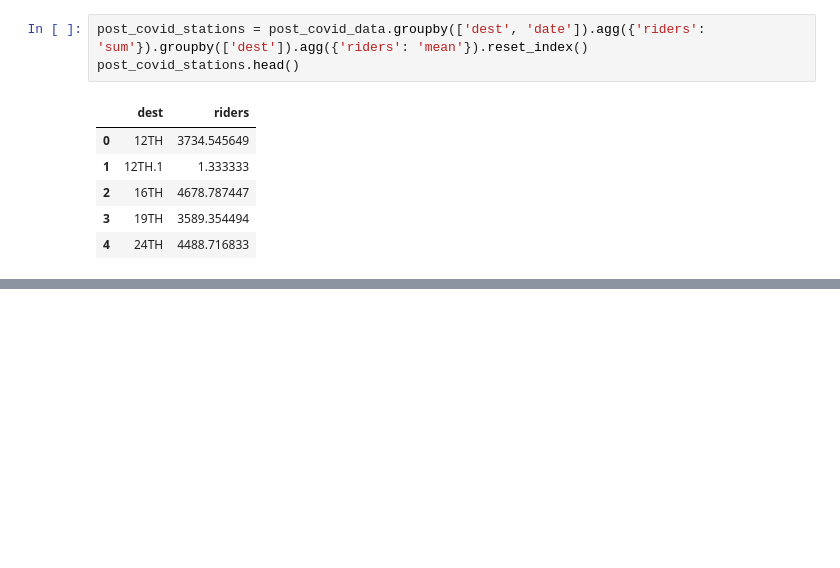
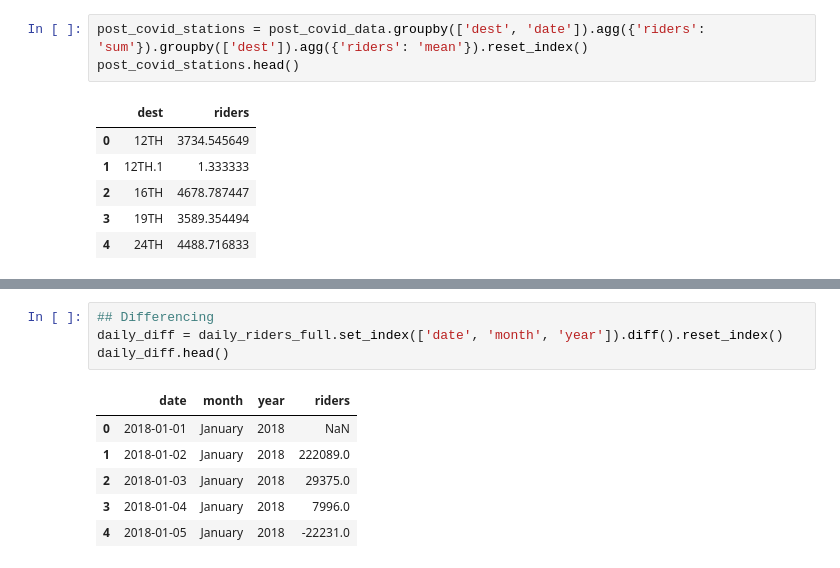
Before and after one commit to Hackquantumcpp/bart_ridership_analysis, a Jupyter notebook: 01-analysis.ipynb, the cells around one changed output, grey strips where cells are left out. Drawn from its saved outputs; the diff is of its cells as text; blank space fills up the shorter version.

```diff
--- a/01-analysis.ipynb
+++ b/01-analysis.ipynb
@@ -586,0 +607,11 @@ plt.legend();
+# %%
+## Differencing
+daily_diff = daily_riders_full.set_index(['date', 'month', 'year']).diff().reset_index()
+daily_diff.head()
+# %% [output]
+|  | date | month | year | riders |
+| 0 | 2018-01-01 | January | 2018 | NaN |
+| 1 | 2018-01-02 | January | 2018 | 222089.0 |
+| 2 | 2018-01-03 | January | 2018 | 29375.0 |
+| 3 | 2018-01-04 | January | 2018 | 7996.0 |
+| 4 | 2018-01-05 | January | 2018 | -22231.0 |
```
Also changed, not shown: parts of 11 cells of this notebook.
